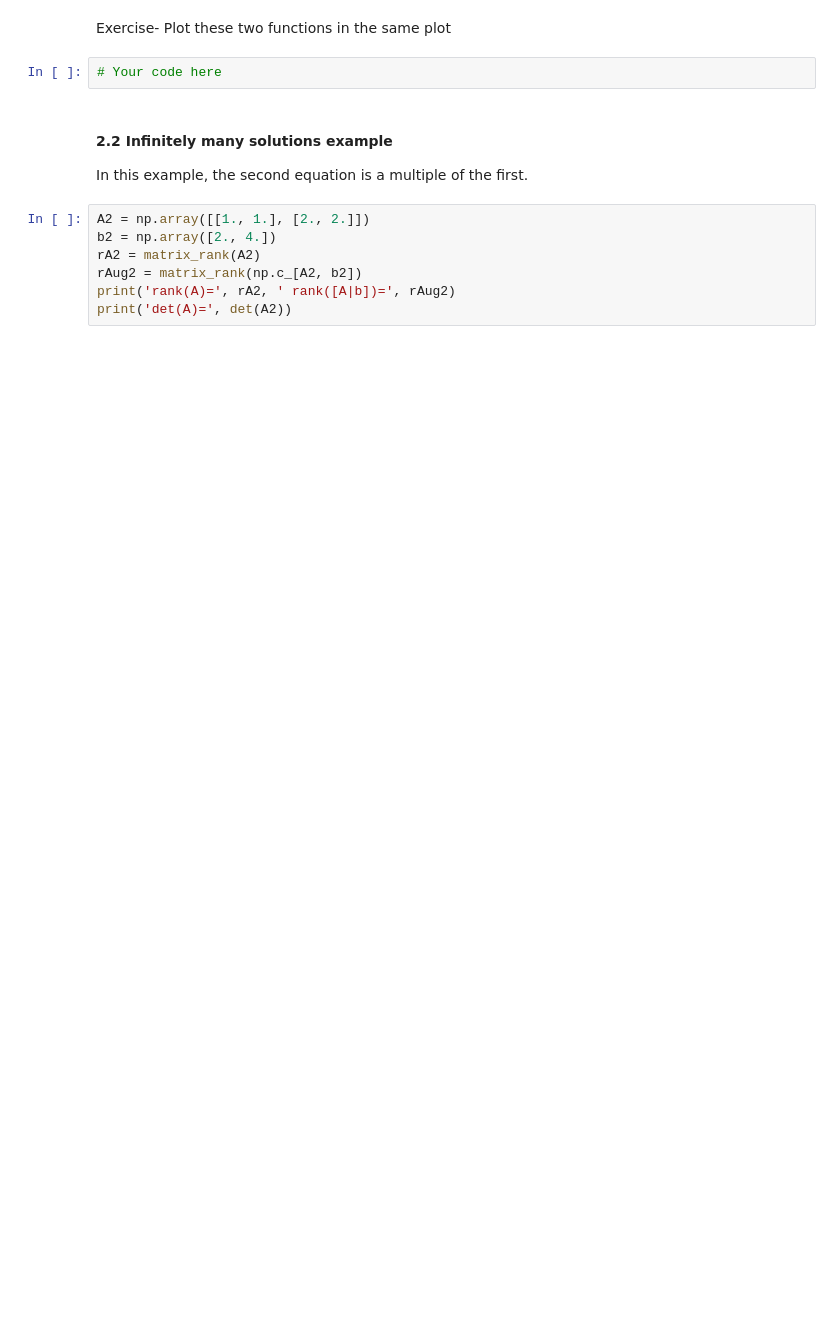
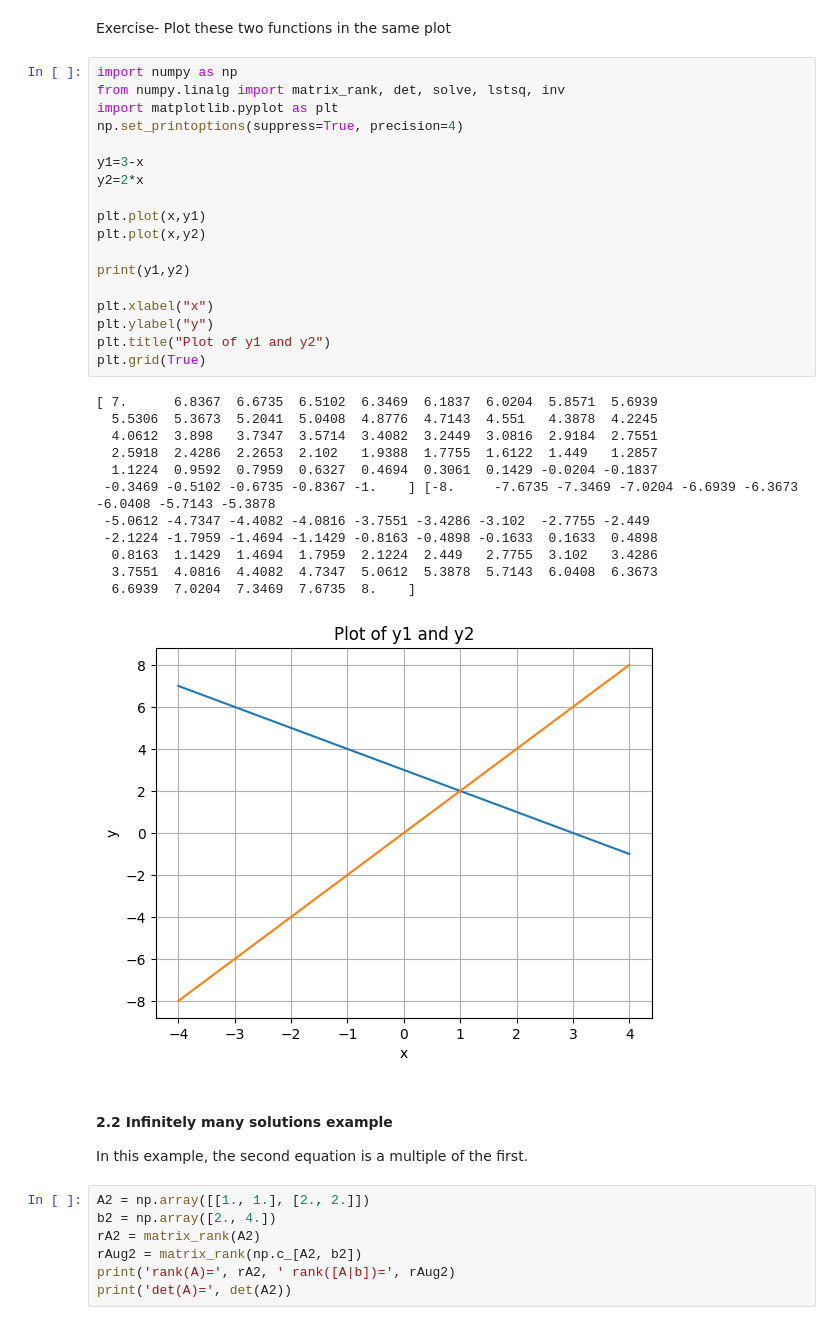
Before and after one commit to sshashkina/Engineering-Methods, a Jupyter notebook: Lecture 8_Linear_Equations_Solver.ipynb, the cells around one changed output. Drawn from its saved outputs; the diff is of its cells as text; blank space fills up the shorter version.

```diff
--- a/Lecture 8_Linear_Equations_Solver.ipynb
+++ b/Lecture 8_Linear_Equations_Solver.ipynb
@@ -51,8 +63,37 @@ print('det(A)=', det(A1))
 # %% [markdown]
 Exercise-
 Plot these two functions in the same plot
-# %%
-# Your code here
+# %%
+import numpy as np
+from numpy.linalg import matrix_rank, det, solve, lstsq, inv
+import matplotlib.pyplot as plt
+np.set_printoptions(suppress=True, precision=4)
+
+y1=3-x
+y2=2*x
+
+plt.plot(x,y1)
+plt.plot(x,y2)
+
+print(y1,y2)
+
+plt.xlabel("x")
+plt.ylabel("y")
+plt.title("Plot of y1 and y2")
+plt.grid(True)
+# %% [output]
+[ 7.      6.8367  6.6735  6.5102  6.3469  6.1837  6.0204  5.8571  5.6939
+  5.5306  5.3673  5.2041  5.0408  4.8776  4.7143  4.551   4.3878  4.2245
+  4.0612  3.898   3.7347  3.5714  3.4082  3.2449  3.0816  2.9184  2.7551
+  2.5918  2.4286  2.2653  2.102   1.9388  1.7755  1.6122  1.449   1.2857
+  1.1224  0.9592  0.7959  0.6327  0.4694  0.3061  0.1429 -0.0204 -0.1837
+ -0.3469 -0.5102 -0.6735 -0.8367 -1.    ] [-8.     -7.6735 -7.3469 -7.0204 -6.6939 -6.3673 -6.0408 -5.7143 -5.3878
+ -5.0612 -4.7347 -4.4082 -4.0816 -3.7551 -3.4286 -3.102  -2.7755 -2.449
+ -2.1224 -1.7959 -1.4694 -1.1429 -0.8163 -0.4898 -0.1633  0.1633  0.4898
+  0.8163  1.1429  1.4694  1.7959  2.1224  2.449   2.7755  3.102   3.4286
+  3.7551  4.0816  4.4082  4.7347  5.0612  5.3878  5.7143  6.0408  6.3673
+  6.6939  7.0204  7.3469  7.6735  8.    ]
+[figure, added]
 # %% [markdown]
 #### 2.2 Infinitely many solutions example
 In this example, the second equation is a multiple of the first.
```
Also changed, not shown: parts of 11 cells of this notebook.
